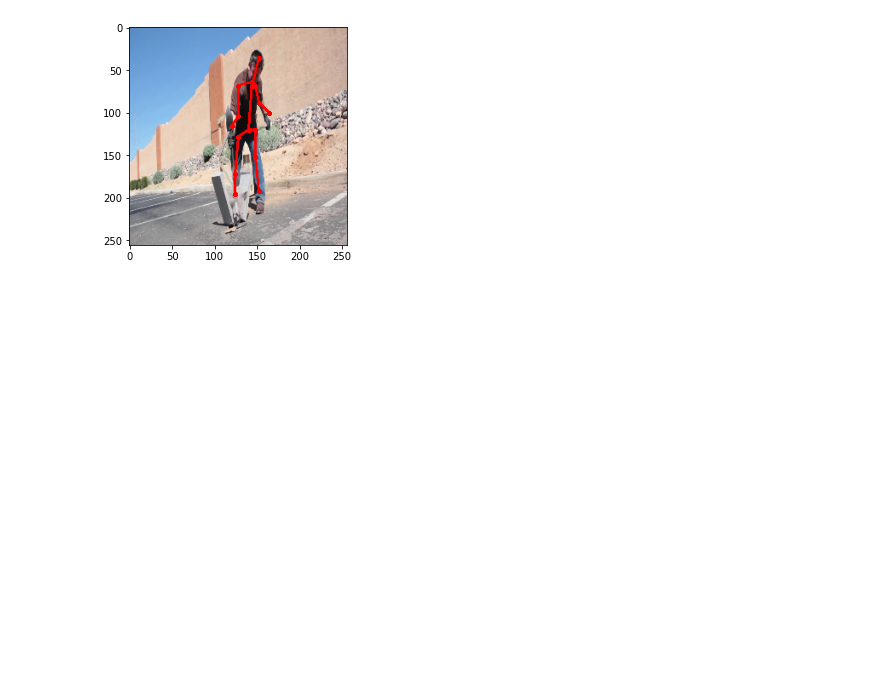
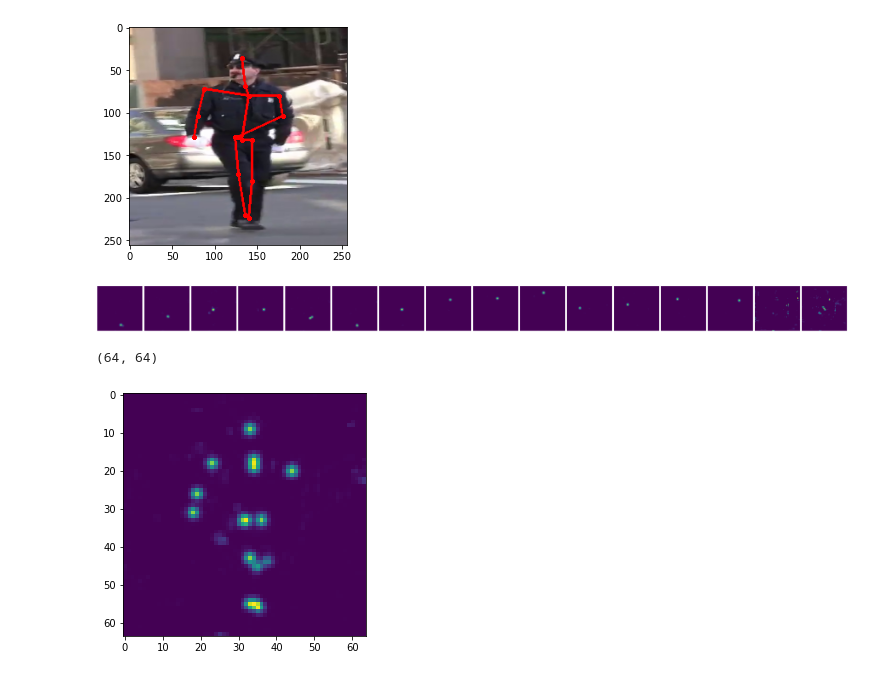
Before and after one commit to Grol4Espinoza/Human-Pose-Estimation, a Jupyter notebook: predict_test.ipynb, the cells around one changed output. Drawn from its saved outputs; the diff is of its cells as text; code cells hidden in the pictures; blank space fills up the shorter version.

Commit message:
model change, metrics update

```diff
--- a/predict_test.ipynb
+++ b/predict_test.ipynb
@@ -119,7 +120,7 @@ def sum_heatmap(heatmaps):
     hm = ax2.imshow(total_heatmap, alpha = 1)
     return total_heatmap
 # %%
-model = load_model('single_person_modelv4.h5', compile=False)
+model = load_model('single_person_modelv6_new_model_structure.h5', compile=False)
 # %%
 def load_img(name):
     img = image.load_img('DataSet/mpii_human_pose_v1_images/'+name)
@@ -132,7 +133,7 @@ def load_img(name):
     img = img/255
     return img
 
-def predecir_heatmap(img, show = True):
+def predecir_heatmap(img, show = False):
 
     #plt.imshow(img)
 
@@ -146,8 +147,7 @@ def predecir_heatmap(img, show = True):
     heatmaps = out[-1][0] #64x64x16
 
     heatmaps = np.moveaxis(heatmaps, -1, 0) # change shape from 64x64x16 to 16x64x64
-    ##print("heatmaps_shape:",heatmaps.shape)
-    ##plotImages(heatmaps, 16)
+    #print("heatmaps_shape:",heatmaps.shape)
 
     #creamos data que contendra las coordenadas de los joints
     data = np.zeros((16,2))
@@ -156,20 +156,20 @@ def predecir_heatmap(img, show = True):
     #dibujamos el esqueleto
     if show:
         draw_img_joints(img,data*4)
+        plotImages(heatmaps, 16)
+        total_heatmap = np.zeros((64,64))
+        for item in heatmaps:
+            total_heatmap = np.add(total_heatmap, item)
+        #total_heatmap = total_heatmap.resize((256,256))
+        #total_heatmap = total_heatmap.repeat(4, axis=0).repeat(4, axis=1)
+        #heatmap_img = cv2.applyColorMap(total_heatmap, cv2.COLORMAP_JET)
 
-    ##total_heatmap = np.zeros((64,64))
-    ##for item in heatmaps:
-        ##total_heatmap = np.add(total_heatmap, item)
-    #total_heatmap = total_heatmap.resize((256,256))
-    #total_heatmap = total_heatmap.repeat(4, axis=0).repeat(4, axis=1)
-    #heatmap_img = cv2.applyColorMap(total_heatmap, cv2.COLORMAP_JET)
+        #fin = cv2.addWeighted(total_heatmap, 0.7, img_re, 0.3, 0)
 
-    #fin = cv2.addWeighted(total_heatmap, 0.7, img_re, 0.3, 0)
-
-    ##fig = plt.figure(figsize=(20,20))
-    ##ax2 = plt.subplot(1, 4, 3, aspect='equal')
-    #ax2.imshow(np.squeeze(tf.image.resize(img,(64, 64))), alpha = 0.7)
-    ##hm = ax2.imshow(total_heatmap, alpha = 1)
-    ##print(np.asarray(total_heatmap).shape)
+        fig = plt.figure(figsize=(20,20))
+        ax2 = plt.subplot(1, 4, 3, aspect='equal')
+        #ax2.imshow(np.squeeze(tf.image.resize(img,(64, 64))), alpha = 0.7)
+        hm = ax2.imshow(total_heatmap, alpha = 1)
+        print(np.asarray(total_heatmap).shape)
     return data
 # %%
@@ -177,0 +179,3 @@ test_img = load_img('SinglePersonImagesWithData/009842419.jpg')
+# %%
+X_test = np.load('X_test.npy', mmap_mode='r')
+test_img = copy.deepcopy(X_test[180])
@@ -178,9 +187,12 @@ test_img = load_img('SinglePersonImagesWithData/009842419.jpg')
 # %%
 init_t = time()
-predecir_heatmap(test_img)
+predecir_heatmap(test_img,True)
 end_t = time() - init_t
 # %% [output]
-[figure, old version]
+[figure, new version]
+[figure, added]
+(64, 64)
+[figure, added]
 # %%
 print("Tiempo de ejecución: ", end_t)
 #predecir_heatmap('002306339.jpg')
```
Also changed, not shown: parts of 14 cells of this notebook, 6 other files.
